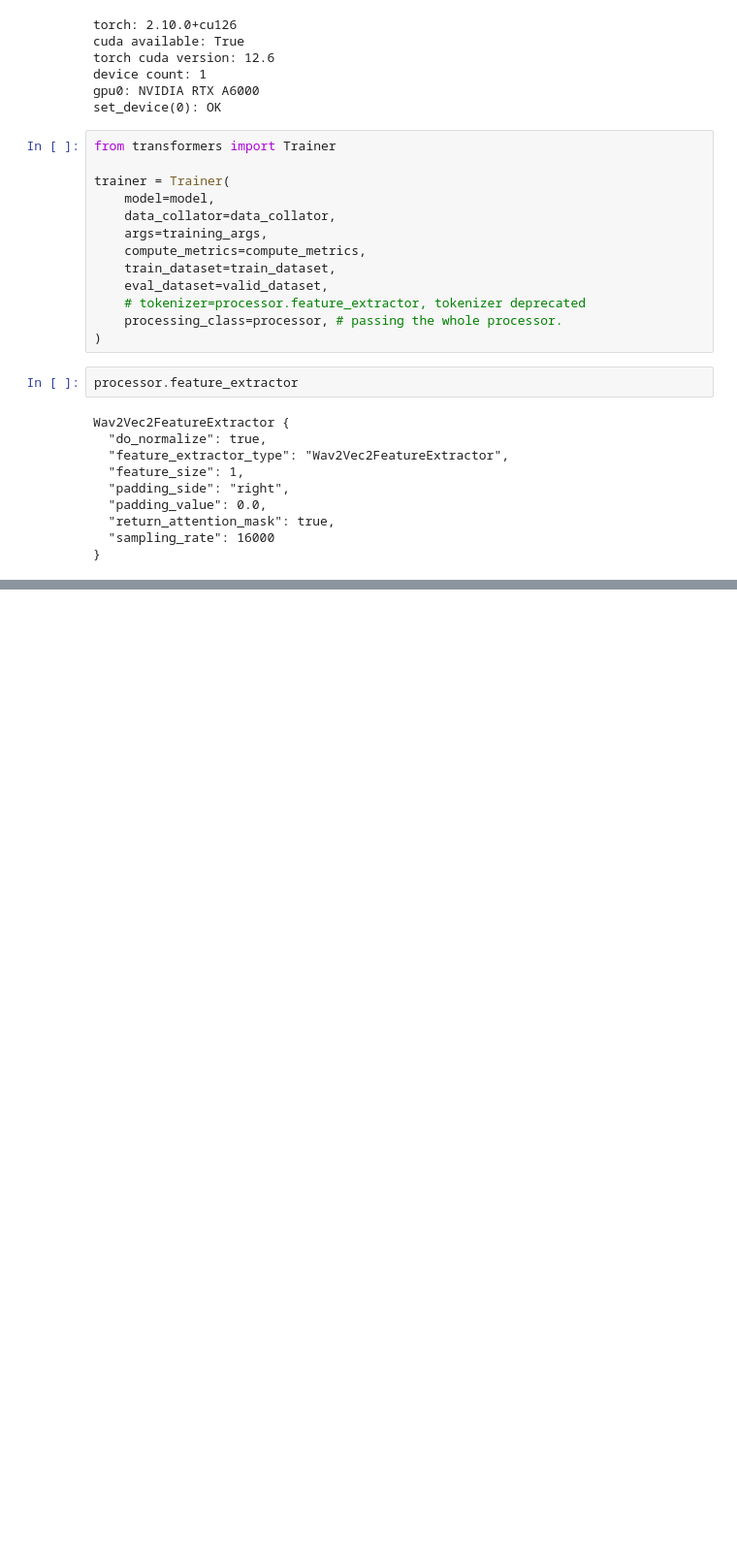
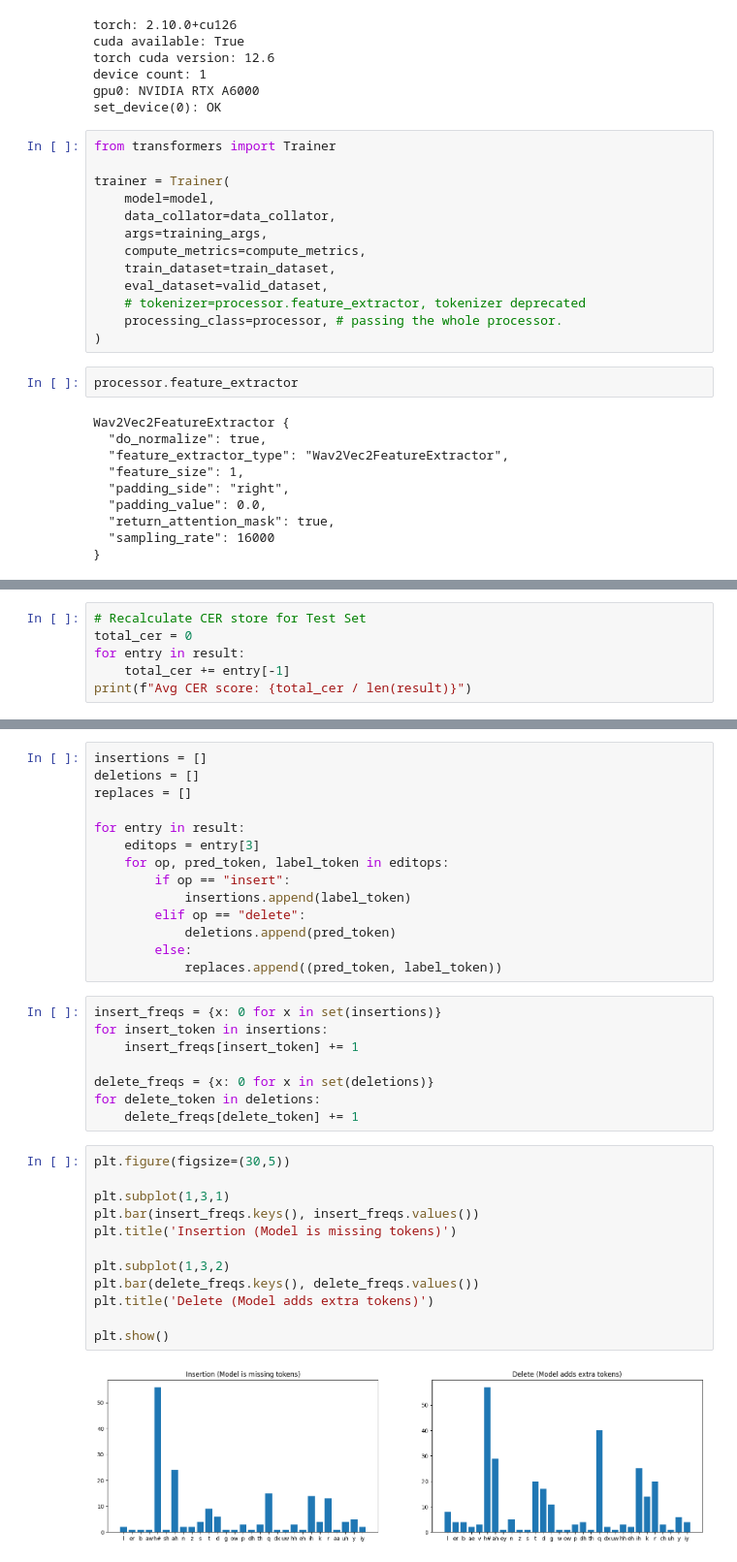
Before and after one commit to fredy-rojas/07_FR_phone, a Jupyter notebook: notebooks/02_tuto/02_hug_audio/FR_finetuning_wav2vec2_KagglePhones.ipynb, the cells around one changed output, grey strips where cells are left out. Shown at 97% size. Drawn from its saved outputs; the diff is of its cells as text; blank space fills up the shorter version.

```diff
--- a/notebooks/02_tuto/02_hug_audio/FR_finetuning_wav2vec2_KagglePhones.ipynb
+++ b/notebooks/02_tuto/02_hug_audio/FR_finetuning_wav2vec2_KagglePhones.ipynb
@@ -1469,0 +1744,6 @@ KeyboardInterrupt:
+# %%
+# Recalculate CER store for Test Set
+total_cer = 0
+for entry in result:
+    total_cer += entry[-1]
+print(f"Avg CER score: {total_cer / len(result)}")
@@ -1469,0 +1762,36 @@ KeyboardInterrupt:
+# %%
+insertions = []
+deletions = []
+replaces = []
+
+for entry in result:
+    editops = entry[3]
+    for op, pred_token, label_token in editops:
+        if op == "insert":
+            insertions.append(label_token)
+        elif op == "delete":
+            deletions.append(pred_token)
+        else:
+            replaces.append((pred_token, label_token))
+# %%
+insert_freqs = {x: 0 for x in set(insertions)}
+for insert_token in insertions:
+    insert_freqs[insert_token] += 1
+
+delete_freqs = {x: 0 for x in set(deletions)}
+for delete_token in deletions:
+    delete_freqs[delete_token] += 1
+# %%
+plt.figure(figsize=(30,5))
+
+plt.subplot(1,3,1)
+plt.bar(insert_freqs.keys(), insert_freqs.values())
+plt.title('Insertion (Model is missing tokens)')
+
+plt.subplot(1,3,2)
+plt.bar(delete_freqs.keys(), delete_freqs.values())
+plt.title('Delete (Model adds extra tokens)')
+
+plt.show()
+# %% [output]
+[figure, added]
```
Also changed, not shown: parts of 56 cells of this notebook.
